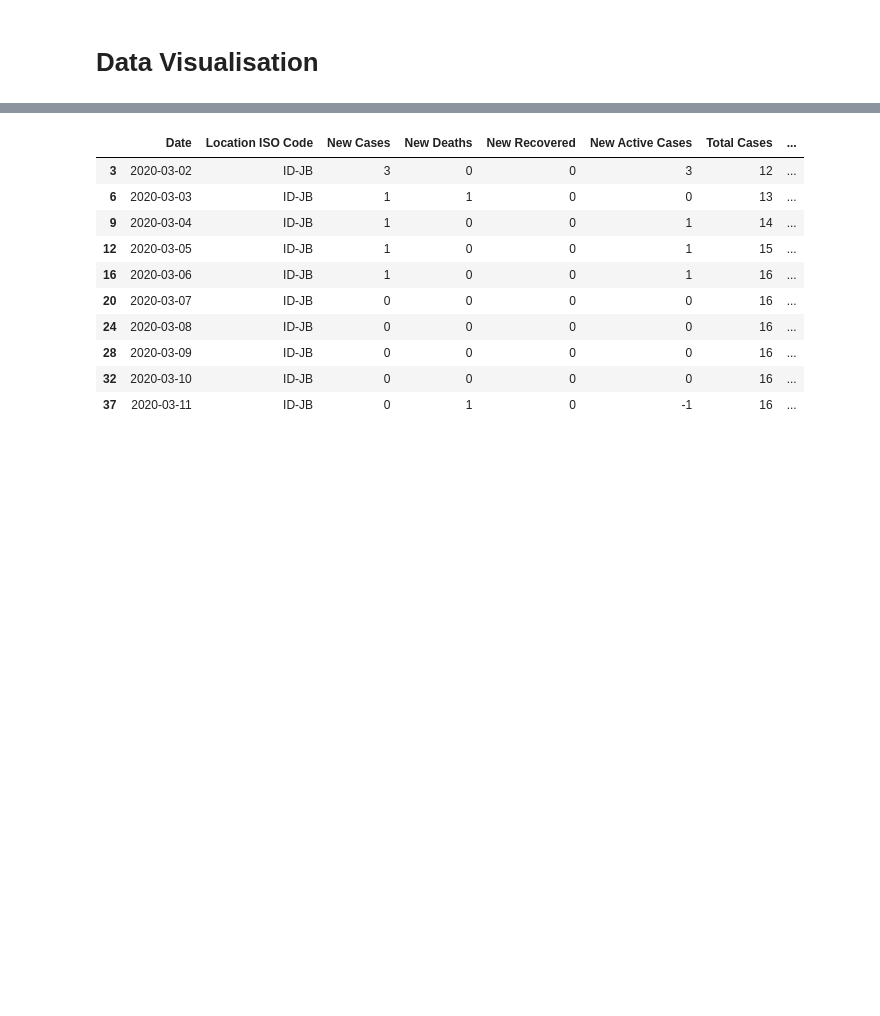
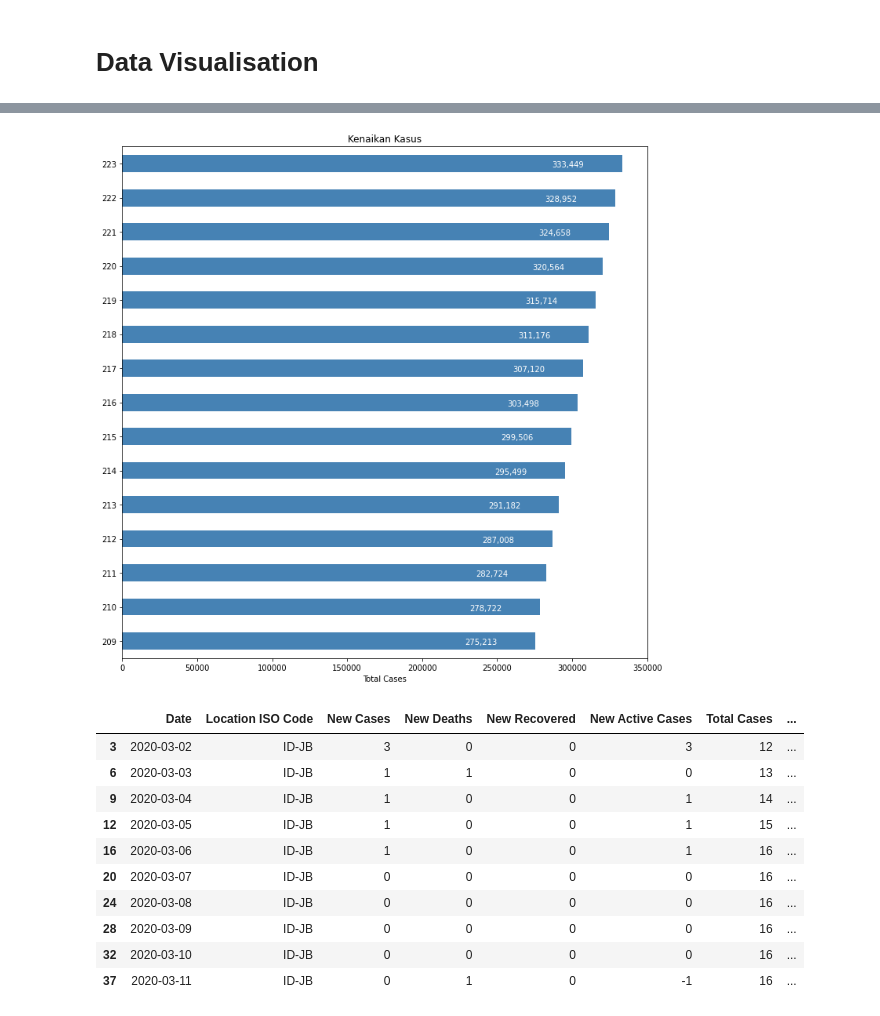
Before and after one commit to Andhi1710/python, a Jupyter notebook: (Andhi_Hamzah)_Covid_19_Indonesia_Dataset.ipynb, the cells around one changed output, grey strips where cells are left out. Saved outputs shown, nothing was run; the diff lists cells and outputs as text; code cells hidden in the pictures; blank space fills up the shorter version.

```diff
--- a/(Andhi_Hamzah)_Covid_19_Indonesia_Dataset.ipynb
+++ b/(Andhi_Hamzah)_Covid_19_Indonesia_Dataset.ipynb
@@ -442,3 +447,8 @@ fig.update_layout(title='Indonesia Recovered Cases',
 fig.show()
 # %% [output]
 [interactive output not drawn]
+# %%
+data_covid_total.sort_values(by='Total Cases', ascending=True, inplace=True)
+
+df_top15 = data_covid_total['Total Cases'].tail(15)
+df_top15
@@ -445,3 +472,18 @@ fig.show()
+# %%
+df_top15.plot(kind='barh', figsize=(12, 12), color='steelblue')
+plt.xlabel('Total Cases')
+plt.title('Kenaikan Kasus')
+
+ # annotate value labels to each country
+for index, value in enumerate(df_top15):
+    label = format(int(value), ',') # format int with commas
+
+    # place text at the end of bar (subtracting 47000 from x, and 0.1 from y to make it fit within the bar)
+    plt.annotate(label, xy=(value - 47000, index - 0.10), color='white')
+
+plt.show()
+# %% [output]
+[figure, added]
 # %%
 # extract for Jabar Covid-19 case
 columns = ['Date', 'Location ISO Code','New Cases','New Deaths','New Recovered','New Active Cases','Total Cases','Total Deaths','Total Recovered','Total Active Cases']
```
Also changed, not shown: parts of 11 cells of this notebook.
